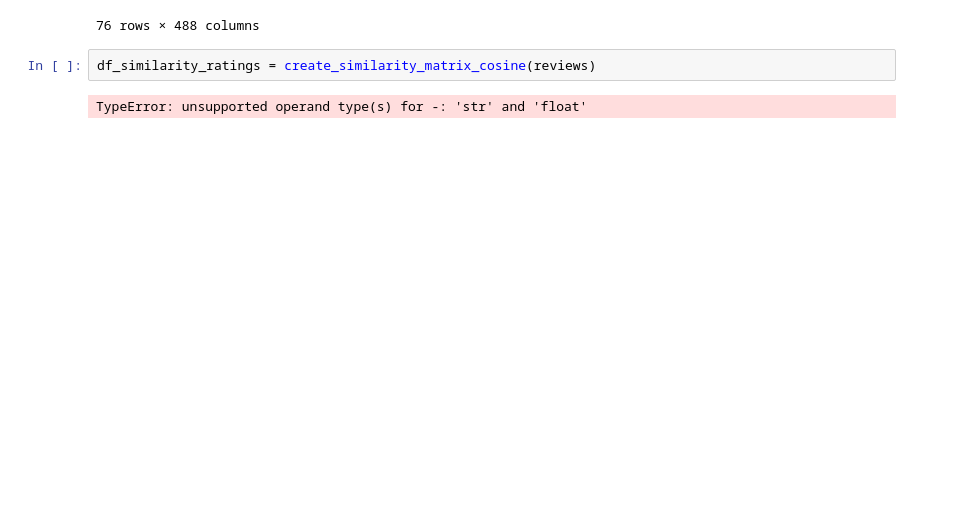
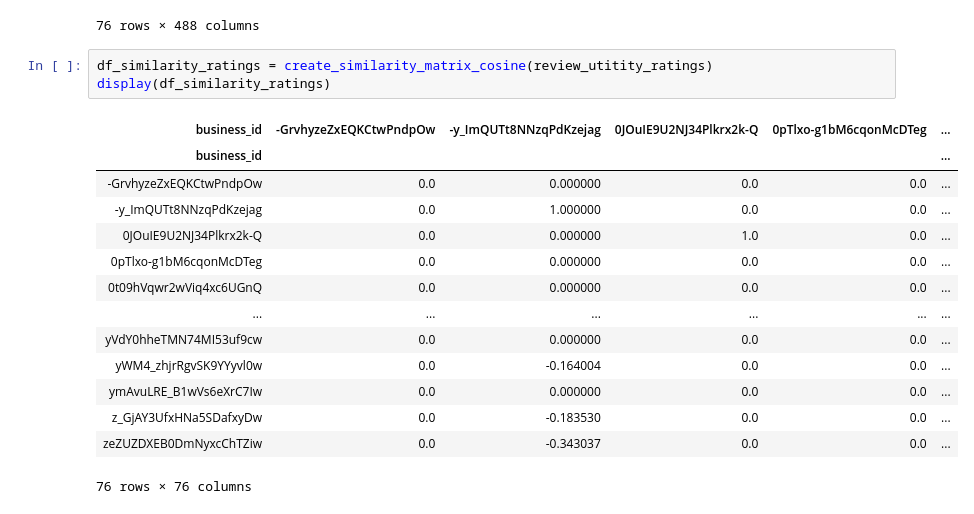
Before and after one commit to UhhBart/ci-yelp, a Jupyter notebook: Item based filtering.ipynb, the cells around one changed output. Saved outputs shown, nothing was run; the diff lists cells and outputs as text; blank space fills up the shorter version.

Commit message:
cosine similarity

```diff
--- a/Item based filtering.ipynb
+++ b/Item based filtering.ipynb
@@ -68,6 +61,20 @@ display(review_utitity_ratings)
 | zeZUZDXEB0DmNyxcChTZiw | NaN | NaN | NaN | NaN | ... |
 76 rows × 488 columns
 # %%
-df_similarity_ratings = create_similarity_matrix_cosine(reviews)
+df_similarity_ratings = create_similarity_matrix_cosine(review_utitity_ratings)
+display(df_similarity_ratings)
 # %% [output]
+| business_id | -GrvhyzeZxEQKCtwPndpOw | -y_ImQUTt8NNzqPdKzejag | 0JOuIE9U2NJ34Plkrx2k-Q | 0pTlxo-g1bM6cqonMcDTeg | ... |
+| business_id |  |  |  |  | ... |
+| -GrvhyzeZxEQKCtwPndpOw | 0.0 | 0.000000 | 0.0 | 0.0 | ... |
+| -y_ImQUTt8NNzqPdKzejag | 0.0 | 1.000000 | 0.0 | 0.0 | ... |
+| 0JOuIE9U2NJ34Plkrx2k-Q | 0.0 | 0.000000 | 1.0 | 0.0 | ... |
+| 0pTlxo-g1bM6cqonMcDTeg | 0.0 | 0.000000 | 0.0 | 0.0 | ... |
+| 0t09hVqwr2wViq4xc6UGnQ | 0.0 | 0.000000 | 0.0 | 0.0 | ... |
+| ... | ... | ... | ... | ... | ... |
+| yVdY0hheTMN74MI53uf9cw | 0.0 | 0.000000 | 0.0 | 0.0 | ... |
+| yWM4_zhjrRgvSK9YYyvl0w | 0.0 | -0.164004 | 0.0 | 0.0 | ... |
+| ymAvuLRE_B1wVs6eXrC7Iw | 0.0 | 0.000000 | 0.0 | 0.0 | ... |
+| z_GjAY3UfxHNa5SDafxyDw | 0.0 | -0.183530 | 0.0 | 0.0 | ... |
+| zeZUZDXEB0DmNyxcChTZiw | 0.0 | -0.343037 | 0.0 | 0.0 | ... |
-TypeError: unsupported operand type(s) for -: 'str' and 'float'
+76 rows × 76 columns
```
Also changed, not shown: parts of 1 cell of this notebook.
